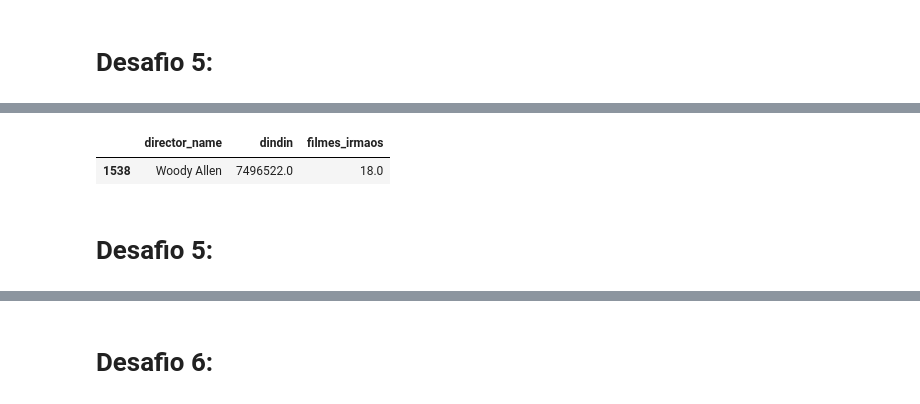
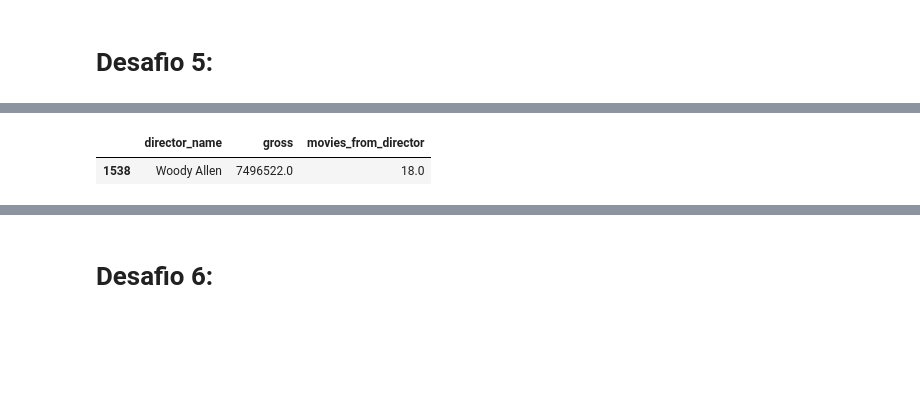
Before and after one commit to tiagodeluna/study-notes, a Jupyter notebook: datascience/notebooks/QuarentenaDados_Desafios_aula03.ipynb, the cells around one changed output, grey strips where cells are left out. Drawn from its saved outputs; the diff is of its cells as text; code cells hidden in the pictures; blank space fills up the shorter version.

Commit message:
Data science: lesson 5

```diff
--- a/datascience/notebooks/QuarentenaDados_Desafios_aula03.ipynb
+++ b/datascience/notebooks/QuarentenaDados_Desafios_aula03.ipynb
@@ -3,3 +7,6 @@
+# %%
+imdb = pd.read_csv("https://raw.githubusercontent.com/tiagodeluna/study-notes/master/datascience/datasets/imdb_5000/movie_database.csv")
+color_or_bw = imdb.query("color in ['Color', ' Black and White']")
 # %%
 sns.boxplot(x='color', y='imdb_score', data=color_or_bw)
 # %% [output]
@@ -14,0 +17,9 @@ Name: movie_title, dtype: object
+# %%
+#imdb = imdb.drop_duplicates()
+imdb_usa = imdb.drop_duplicates().query("country == 'USA'")
+imdb_usa['lucro'] = imdb_usa['gross'] - imdb_usa['budget']
+
+# Filtra filme baseado nas variáveis do gráfico
+imdb_usa.query("lucro < -190000000 & budget > 250000000").head()["movie_title"]
+# Ou, ordenando por lucro de forma crescente:
+#imdb_usa.sort_values('lucro').head(1)['movie_title']
@@ -53,2 +70,8 @@ pre_war[['movie_title', 'lucro']].head(2)
 # %% [markdown]
 # Desafio 5:
+# %%
+gross_director = imdb_usa[["director_name", "gross"]].set_index("director_name").join(
+    imdb_usa["director_name"].value_counts(), on="director_name")
+gross_director.columns=["gross", "movies_from_director"]
+gross_director = gross_director.reset_index()
+sns.scatterplot(x="movies_from_director", y="gross", data = gross_director)
@@ -55,7 +81,5 @@ pre_war[['movie_title', 'lucro']].head(2)
 # %%
-gross_director.drop_duplicates('director_name').query('filmes_irmaos == 18')
+gross_director.drop_duplicates('director_name').query('movies_from_director == 18')
 # %% [output]
-|  | director_name | dindin | filmes_irmaos |
+|  | director_name | gross | movies_from_director |
 | 1538 | Woody Allen | 7496522.0 | 18.0 |
-# %% [markdown]
-# Desafio 5:
```
Also changed, not shown: parts of 16 cells of this notebook, 2 other files.
